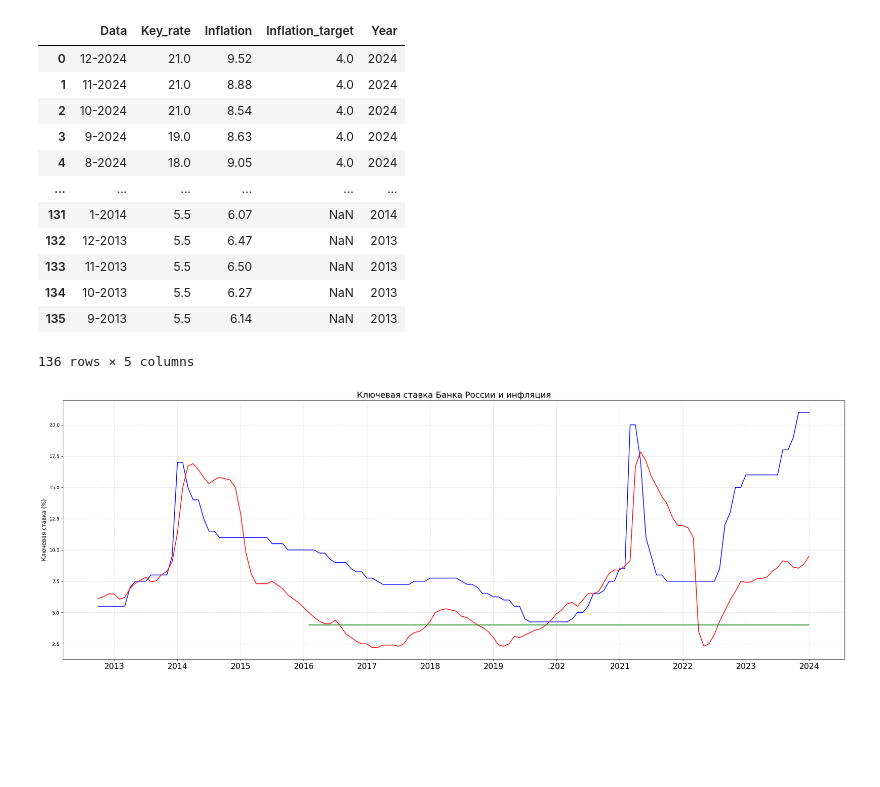
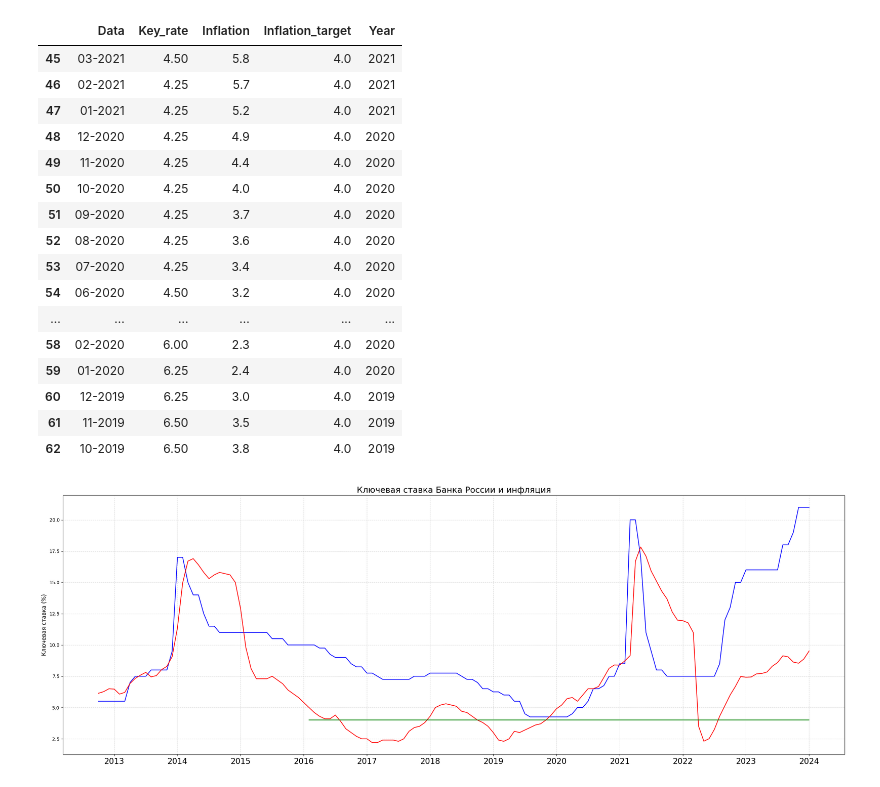
Before and after one commit to affiliation24/Python, a Jupyter notebook: cb.ipynb, the cells around one changed output. Cells and saved outputs as stored; diff of their text form; code cells hidden in the pictures; blank space fills up the shorter version.

Commit message:
key_rate

```diff
--- a/cb.ipynb
+++ b/cb.ipynb
@@ -5,32 +5,38 @@ import matplotlib.dates as mdates
 # %%
 file_path = 'key_rate.xlsx'
 
 df = pd.read_excel(
     file_path,
     engine='openpyxl',
-    names = ['Data', 'Key_rate', 'Inflation', 'Inflation_target']
+    names = ['Data', 'Key_rate', 'Inflation', 'Inflation_target'],
+    # dtype={'Data': str}
 
     )
 df['Data'] = df['Data'].astype(str)
 df['Year'] = df['Data'].str[-4:]
 
 df['Data'] = df['Data'].str.replace('.', '-')
+df.to_string('df_cb.csv', justify='left')
 # df['Data'] = pd.to_datetime(df['Data'], format='%m-%Y')
-df
+df[45:63]
 # %% [output]
 |  | Data | Key_rate | Inflation | Inflation_target | Year |
-| 0 | 12-2024 | 21.0 | 9.52 | 4.0 | 2024 |
-| 1 | 11-2024 | 21.0 | 8.88 | 4.0 | 2024 |
-| 2 | 10-2024 | 21.0 | 8.54 | 4.0 | 2024 |
-| 3 | 9-2024 | 19.0 | 8.63 | 4.0 | 2024 |
-| 4 | 8-2024 | 18.0 | 9.05 | 4.0 | 2024 |
+| 45 | 03-2021 | 4.50 | 5.8 | 4.0 | 2021 |
+| 46 | 02-2021 | 4.25 | 5.7 | 4.0 | 2021 |
+| 47 | 01-2021 | 4.25 | 5.2 | 4.0 | 2021 |
+| 48 | 12-2020 | 4.25 | 4.9 | 4.0 | 2020 |
+| 49 | 11-2020 | 4.25 | 4.4 | 4.0 | 2020 |
+| 50 | 10-2020 | 4.25 | 4.0 | 4.0 | 2020 |
+| 51 | 09-2020 | 4.25 | 3.7 | 4.0 | 2020 |
+| 52 | 08-2020 | 4.25 | 3.6 | 4.0 | 2020 |
+| 53 | 07-2020 | 4.25 | 3.4 | 4.0 | 2020 |
+| 54 | 06-2020 | 4.50 | 3.2 | 4.0 | 2020 |
 | ... | ... | ... | ... | ... | ... |
-| 131 | 1-2014 | 5.5 | 6.07 | NaN | 2014 |
-| 132 | 12-2013 | 5.5 | 6.47 | NaN | 2013 |
-| 133 | 11-2013 | 5.5 | 6.50 | NaN | 2013 |
-| 134 | 10-2013 | 5.5 | 6.27 | NaN | 2013 |
-| 135 | 9-2013 | 5.5 | 6.14 | NaN | 2013 |
+| 58 | 02-2020 | 6.00 | 2.3 | 4.0 | 2020 |
+| 59 | 01-2020 | 6.25 | 2.4 | 4.0 | 2020 |
+| 60 | 12-2019 | 6.25 | 3.0 | 4.0 | 2019 |
+| 61 | 11-2019 | 6.50 | 3.5 | 4.0 | 2019 |
+| 62 | 10-2019 | 6.50 | 3.8 | 4.0 | 2019 |
-136 rows × 5 columns
 # %%
 plt.figure(figsize=(30, 10))
 plt.plot(df['Data'], df['Key_rate'], color= 'blue')
```
